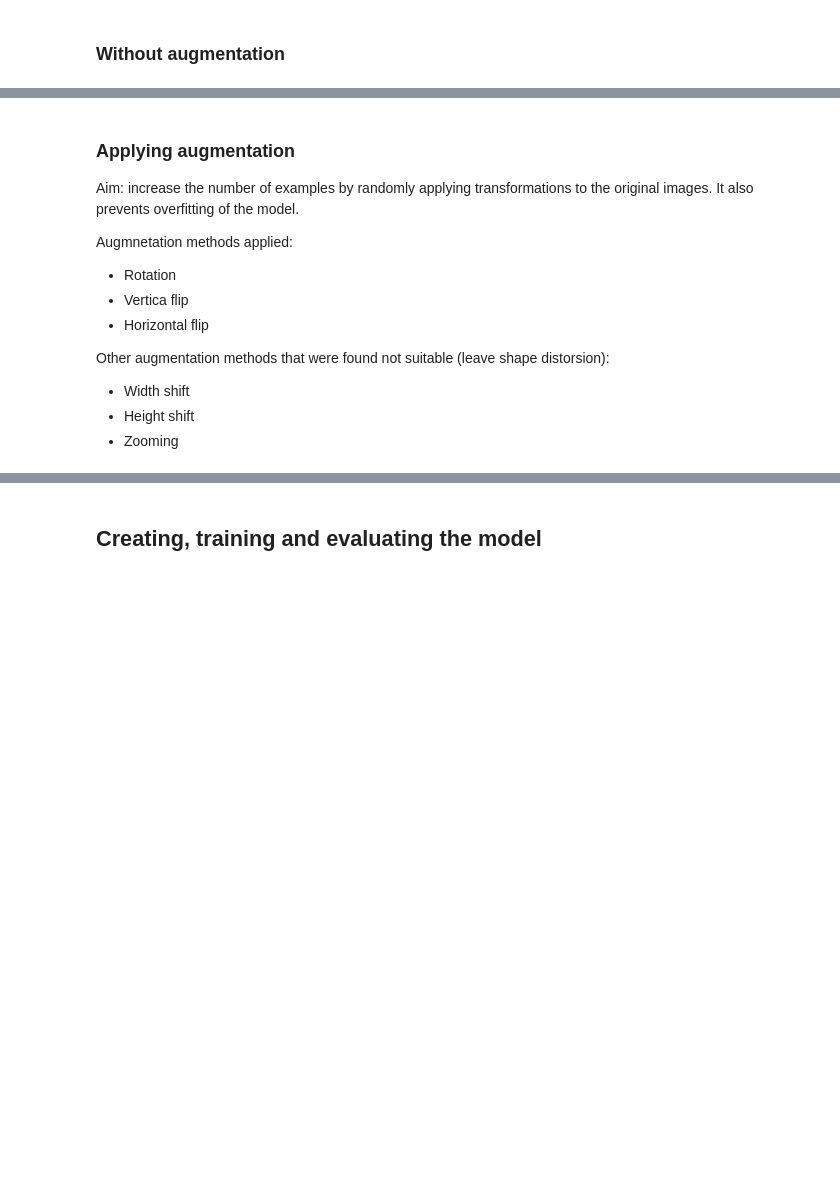
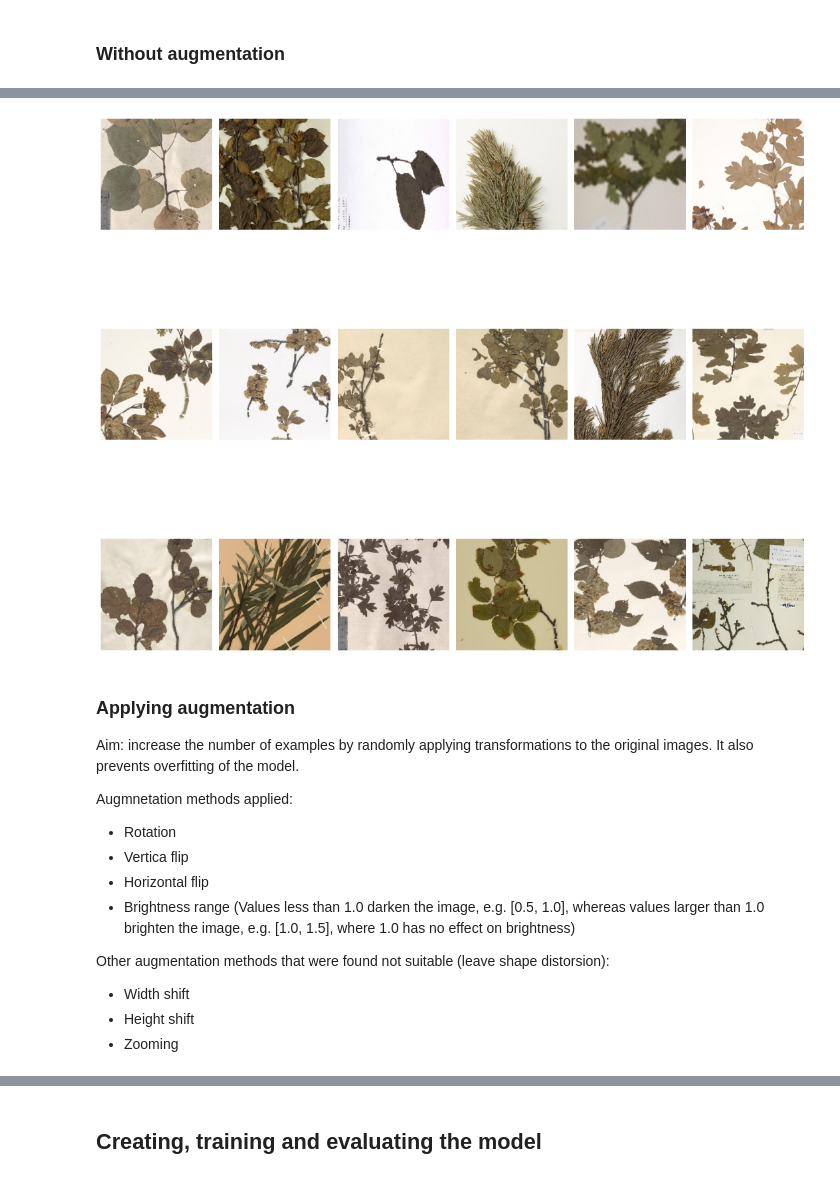
Before and after one commit to bertagallegoprm/Deep-learning-classifiers-for-plant-identification, a Jupyter notebook: models/images/_master_image_classifier.ipynb, the cells around one changed output, grey strips where cells are left out. Cells and saved outputs as stored; diff of their text form; code cells hidden in the pictures; blank space fills up the shorter version.

Commit message:
add agumentation paramters -brightess and zoom
The vgg16 model is performing with a very low accuracy and this may be due
to the low number of images and to the quality of them.

```diff
--- a/models/images/_master_image_classifier.ipynb
+++ b/models/images/_master_image_classifier.ipynb
@@ -56,7 +58,7 @@ shuffle=True
 seed = 1234
 # %%
 def plot_images(images_arr):
-    fig, axes = plt.subplots(1, 5, figsize=(20,20))
+    fig, axes = plt.subplots(3, 6, figsize=(15,15))
     axes = axes.flatten()
     for img, ax in zip( images_arr, axes):
         ax.imshow(img)
@@ -78,6 +82,8 @@ train_array_no_aug = train_datagen_no_aug.flow_from_directory(directory = train_
 # %%
 sample_training_images, _ = next(train_array_no_aug)
-plot_images(sample_training_images[:5])
+plot_images(sample_training_images[:24])
+# %% [output]
+[figure, added]
 # %% [markdown]
 ### Applying augmentation
 
@@ -88,6 +94,7 @@ Augmnetation methods applied:
 - Rotation
 - Vertica flip
 - Horizontal flip
+- Brightness range  (Values less than 1.0 darken the image, e.g. [0.5, 1.0], whereas values larger than 1.0 brighten the image, e.g. [1.0, 1.5], where 1.0 has no effect on brightness)
 
 Other augmentation methods that were found not suitable (leave shape distorsion):
 - Width shift
```
Also changed, not shown: parts of 6 cells of this notebook.
